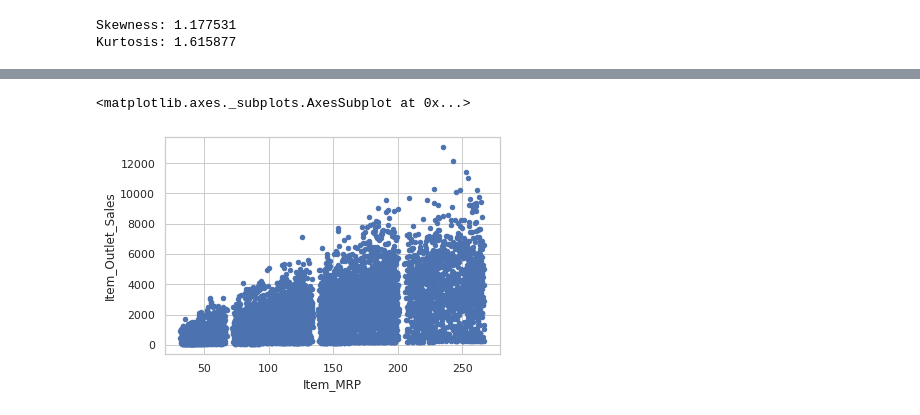
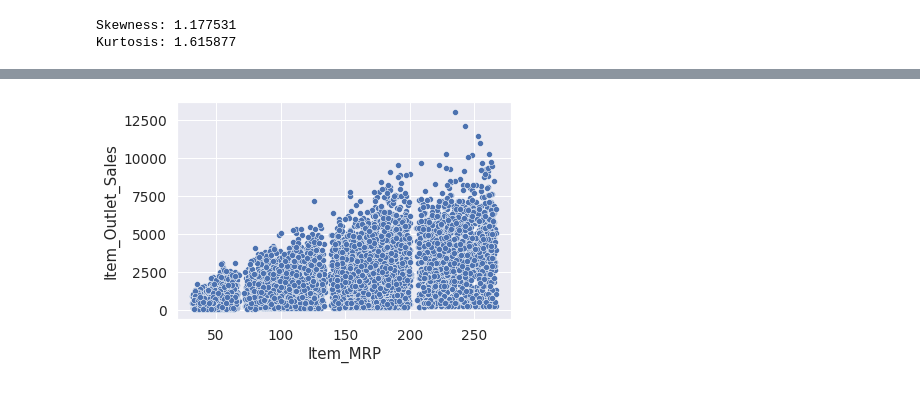
Before and after one commit to LuisaUpegui/sales_predictions-, a Jupyter notebook: sales_predictions.ipynb, the cells around one changed output, grey strips where cells are left out. Cells and saved outputs as stored; diff of their text form; code cells hidden in the pictures.

```diff
--- a/sales_predictions.ipynb
+++ b/sales_predictions.ipynb
@@ -281,8 +281,5 @@ sns.barplot(data=fil2, x='Outlet_Size', y="Item_Outlet_Sales")
 # %%
-# La variable Item_MRP parece tener relacion con la variable a predecir, lo que sugiere que puede ser de gran importancia
+## La variable Item_MRP parece tener relacion con la variable a predecir, lo que sugiere que puede ser de gran importancia
 # en la clasificación. Sin embargo la relacion no es del todo lineal y esto se debe a que hay presencia de outliers
-
-var="Item_MRP"
-data=pd.concat([df['Item_Outlet_Sales'], df[var]], axis=1)
-data.plot.scatter(x=var, y="Item_Outlet_Sales")
+sns.scatterplot(data=df, x="Item_MRP", y="Item_Outlet_Sales")
 # %% [output]
@@ -290,5 +287,4 @@ WARNING:matplotlib.axes._axes:*c* argument looks like a single numeric RGB or RG
-<matplotlib.axes._subplots.AxesSubplot at 0x...>
-[figure, old version]
+[figure, new version]
 # %%
 ## Este gráfico de box plot nos permite observar el a mayor tipo de area  las ventas de los productos
 # toman valores mayores, ademas la distribucion de los valores en el tier 3 es mayor que en los otros tier
```
Also changed, not shown: parts of 12 cells of this notebook.
